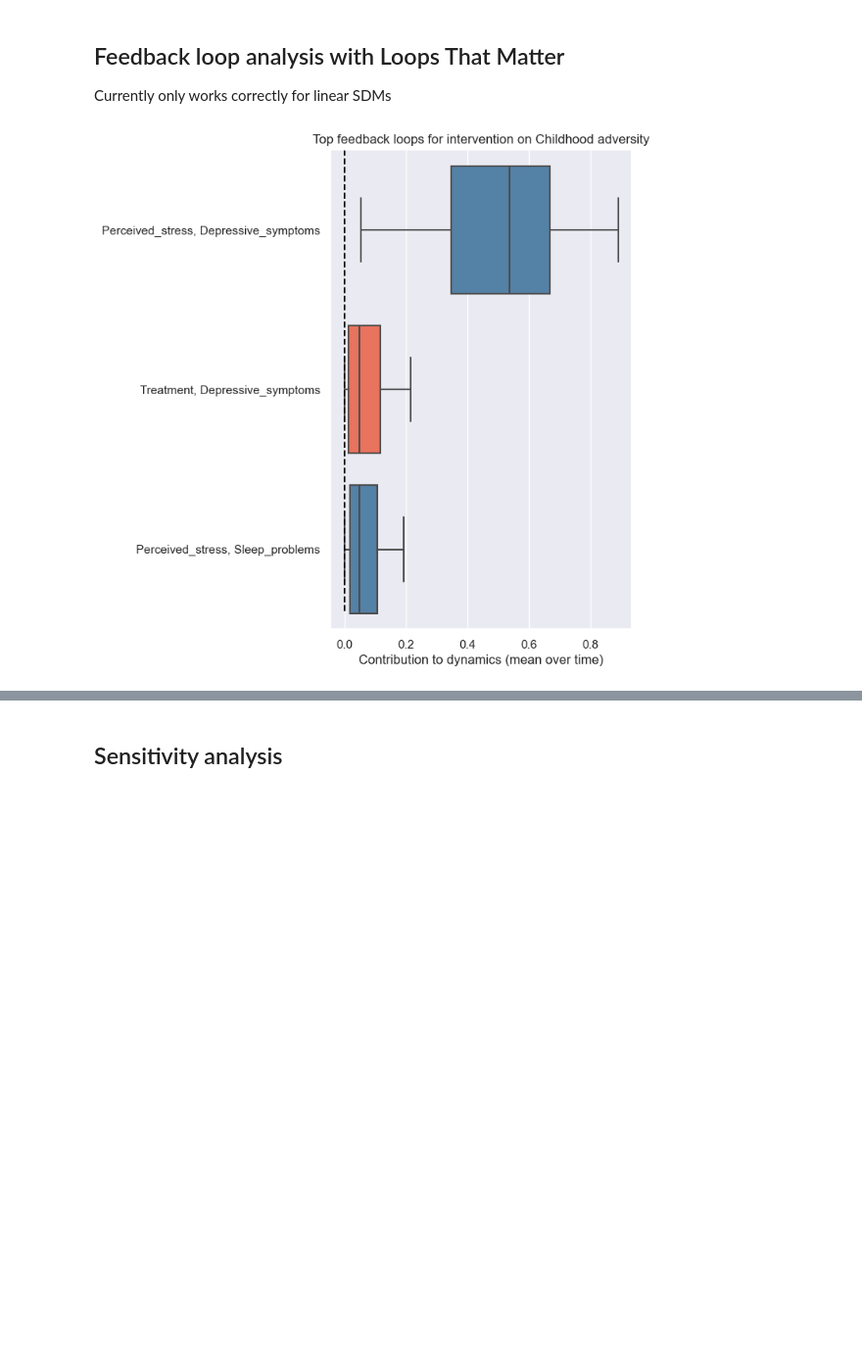
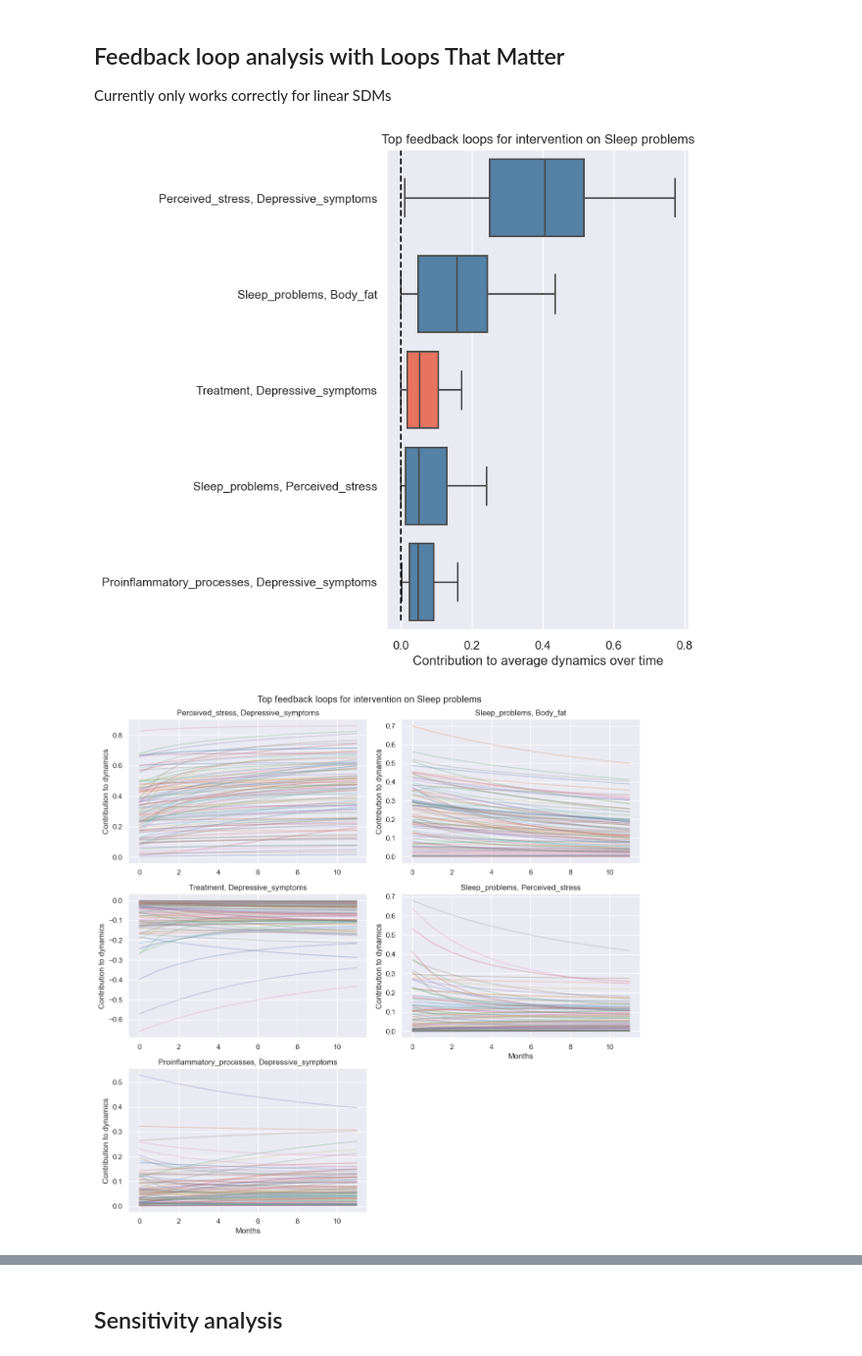
Before and after one commit to jerul/systemdynamics, a Jupyter notebook: Examples/Sleep.ipynb, the cells around one changed output, grey strips where cells are left out. Shown at 98% size. Drawn from its saved outputs; the diff is of its cells as text; code cells hidden in the pictures; blank space fills up the shorter version.

```diff
--- a/Examples/Sleep.ipynb
+++ b/Examples/Sleep.ipynb
@@ -102,8 +43,0 @@ for num in tqdm(range(s.N)):  # Iterate over the number of samples
-# %%
-top = None  # Top factors to show
-intervention_effects = sdm.get_intervention_effects(df_sol_per_sample)
-plot_simulated_intervention_ranking(intervention_effects, s, top_plot=top)
-
-if s.save_results:
-    title = 'simulated_interventions_ranking_plots_per_individual_N' + str(s.N) + '.jpg'
-    plt.savefig(os.path.join("Results", curr_time + '_' + setting_name + "/" + title), format='jpg', dpi=300)
@@ -136,50 +46,11 @@ for i in range(s.N):
 Currently only works correctly for linear SDMs
 # %%
 assert s.interaction_terms == False, "Interaction terms must be False for the feedback loop analysis."
-### Combine the time values for the loop scores, either as the mean or the last value
-combine_loop_type = 'mean'  #'final'  'mean'
-cut_off_importance = 0.09  # 0.005  # Select most important loops to plot
-int_var = top_vars_plot[0]  # Select an intervention for which we will assess the feedback loop dominance
-j = s.intervention_variables.index(int_var)
-
-## Get the right loop scores for specific intervention
-linkscores_per_sample = []
-loopscores_per_sample = []
-loopscores_combined_per_sample = []
-for k in range(s.N):
-    df_i = df_sol_per_sample[k][j]
-    params = {target : {source : param_samples[int_var][target][source][k] for source in param_samples[int_var][target]} for target in param_samples[int_var]}
-    linkscores = sdm.get_link_scores(df_i, params)
-    loopscores, feedback_loops = sdm.get_loop_scores(linkscores)
-    linkscores_per_sample += [linkscores]
-    loopscores_per_sample += [loopscores]
-
-    if combine_loop_type == "mean":
-        loopscores_combined_over_time = {loop : np.mean(loopscores[loop]) for loop in loopscores}
-    elif combine_loop_type == "final":
-        loopscores_combined_over_time = {loop : loopscores[loop][-1] for loop in loopscores}
-    else:
-        raise ValueError("combine_loop_type must be either 'mean' or 'final'.")
-
-    loopscores_combined_per_sample += [loopscores_combined_over_time]
-
-loopscores_combined_per_sample = {loop : [loopscores_combined_per_sample[k][loop] for k in range(s.N)] for loop in loopscores_combined_per_sample[0]}
-
-df_loops = pd.DataFrame(loopscores_combined_per_sample)
-df_loops = df_loops.loc[:, df_loops.mean().abs() > cut_off_importance]  # Plot only the most relevant loops
-df_loops = df_loops.reindex(columns=list(
-                    df_loops.abs().median().sort_values(ascending=False).index))
-
-palette_dict = {var : "#4682B4" for var in df_loops.columns}  # Blue for positive effects
-medians = df_loops.median()
-lower_than_zero_vars = medians.loc[medians < 0].index
-for var in lower_than_zero_vars:
-    palette_dict[var] = "#FF6347"  # Red for negative effects
-
-plot_feedback_loops_ranking(df_loops, int_var, combine_loop_type, palette_dict)
-
-if s.save_results:
-    title = 'feedback_loop_ranking_intervention_on_' + int_var +'_N_'+ str(s.N) + '.jpg'
-    plt.savefig(os.path.join("Results", curr_time + '_' + setting_name + "/" + title), format='jpg', dpi=300)
+int_var = None  # If set to None the highest-ranked intervention variable will be used
+df_loops, loopscores_per_sample = sdm.run_loops_that_matter(int_var)  # Run the feedback loop analysis
+cut_off_loop_importance = 0.05
+plot_feedback_loops_ranking(s, df_loops, intervention_effects, int_var, cut_off_loop_importance);
+plot_feedback_loops_over_time(s, df_loops, intervention_effects, loopscores_per_sample, int_var, cut_off_loop_importance);
 # %% [output]
-[figure, old version]
+[figure, new version]
+[figure, added]
```
Also changed, not shown: parts of 9 cells of this notebook, 9 other files.
